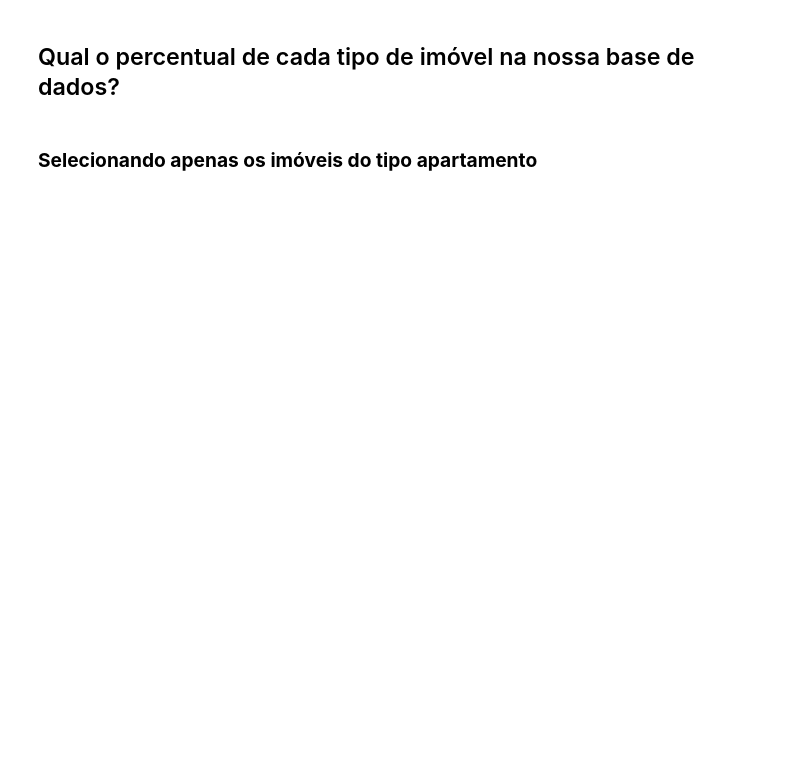
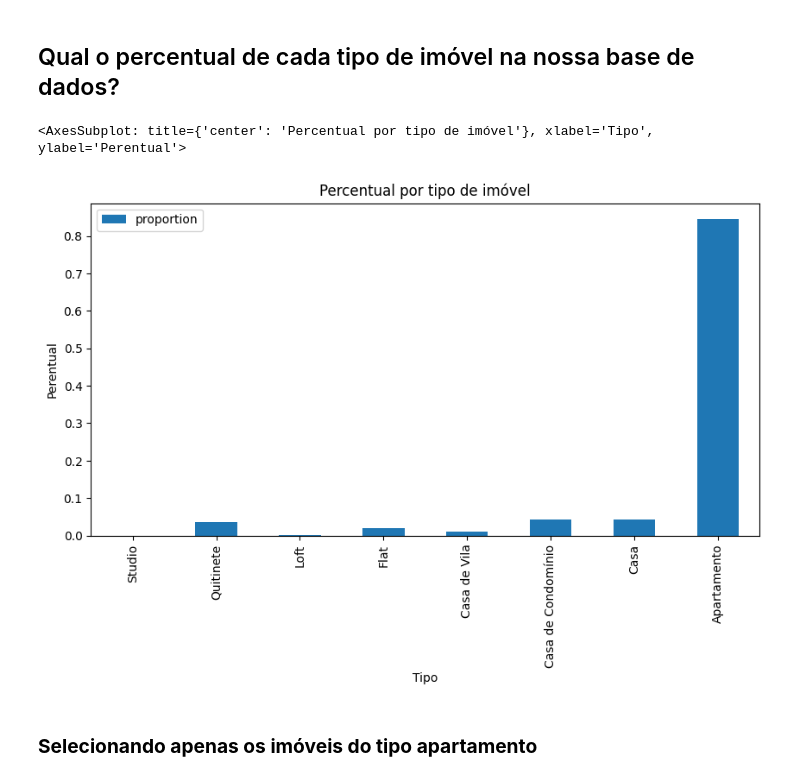
Before and after one commit to LuizWinsig/pandas-conhecendo-a-biblioteca, a Jupyter notebook: aula-1/projeto_imobiliaria_aula_1.ipynb, the cells around one changed output. Drawn from its saved outputs; the diff is of its cells as text; code cells hidden in the pictures; blank space fills up the shorter version.

```diff
--- a/aula-1/projeto_imobiliaria_aula_1.ipynb
+++ b/aula-1/projeto_imobiliaria_aula_1.ipynb
@@ -154,4 +312,11 @@ dados[['Quartos', 'Valor']]
 # %% [markdown]
 ## Qual o percentual de cada tipo de imóvel na nossa base de dados?
+# %%
+df_perc_tipo=df.Tipo.value_counts(normalize=True).to_frame().sort_values(by='Tipo', ascending=False)
+# %%
+df_perc_tipo.plot(kind='bar', figsize=(10, 5),ylabel='Perentual', title='Percentual por tipo de imóvel')
+# %% [output]
+<AxesSubplot: title={'center': 'Percentual por tipo de imóvel'}, xlabel='Tipo', ylabel='Perentual'>
+[figure, added]
 # %% [markdown]
 ### **Selecionando apenas os imóveis do tipo apartamento**
```
Also changed, not shown: parts of 42 cells of this notebook, 2 other files.
